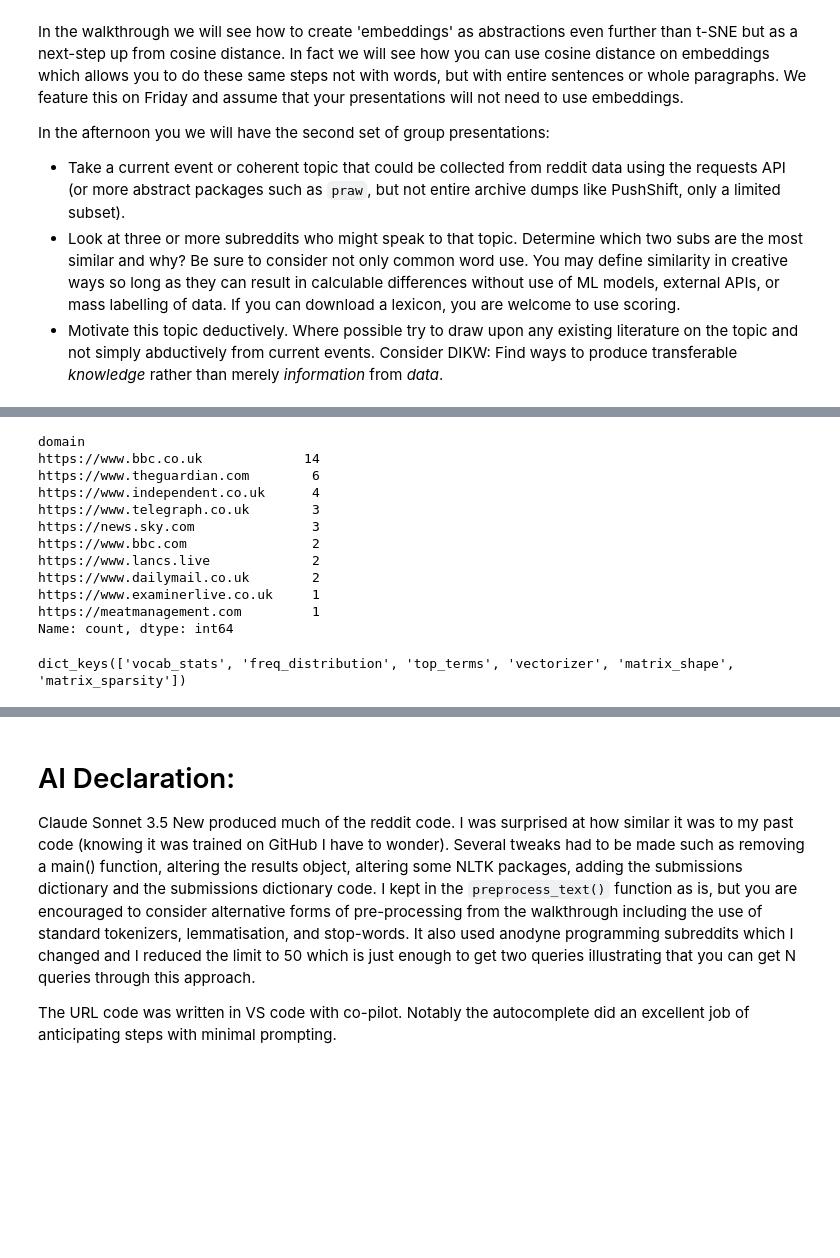
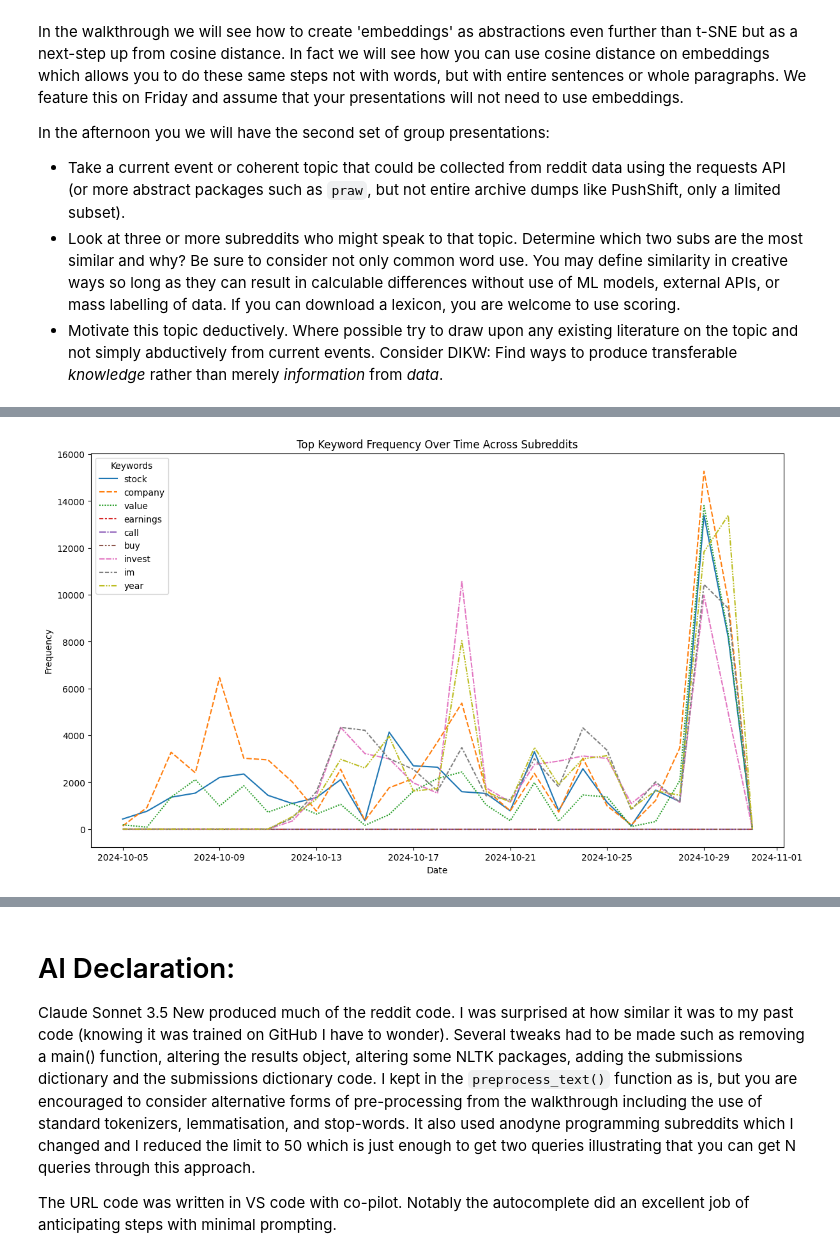
Before and after one commit to yingslim/oii-fsds-textanalysis, a Jupyter notebook: week3day2_lab_text.ipynb, the cells around one changed output, grey strips where cells are left out. Saved outputs shown, nothing was run; the diff lists cells and outputs as text; code cells hidden in the pictures; blank space fills up the shorter version.

```diff
--- a/week3day2_lab_text.ipynb
+++ b/week3day2_lab_text.ipynb
@@ -195,12 +266,12 @@ def analyze_subreddit(posts, max_terms=1000, min_doc_freq=2):
 # %%
 # Example subreddits
-subreddits = ['unitedkingdom', 'ukpolitics', 'uknews']
+subreddits = ['ValueInvesting', 'WallStreetBets', 'investing']
 
 # Analysis parameters
 MAX_TERMS = 1000
 MIN_DOC_FREQ = 2
-LIMIT = 50
-USERNAME = 1/0 # Replace with your Reddit username
+LIMIT = 500
+TOP_N = 10
 
 # Initialize scraper
 scraper = RedditScraper(
@@ -217,11 +288,13 @@ for subreddit in subreddits:
     # Collect posts
     submissions[subreddit] = scraper.get_subreddit_posts(subreddit, limit=LIMIT)
 
+
     # Analyze subreddit
     results[subreddit] = analyze_subreddit(
         submissions[subreddit],
         max_terms=MAX_TERMS,   # Maximum number of terms to keep
-        min_doc_freq=MIN_DOC_FREQ   # Term must appear in at least min_doc_freq documents
+        min_doc_freq=MIN_DOC_FREQ ,  # Term must appear in at least min_doc_freq documents
+        top_n = TOP_N
     )
 
     # Print results for this subreddit
@@ -233,6 +306,6 @@ for subreddit in subreddits:
     print(f"Matrix shape: {results[subreddit]['matrix_shape']}")
     print(f"Matrix sparsity: {results[subreddit]['matrix_sparsity']:.2f}%")
 
-    print("\nTop 5 terms by TF-IDF score:")
+    print(f"\nTop {TOP_N} terms by TF-IDF score:")
     print(results[subreddit]['top_terms'][['term', 'score']].to_string())
 # %% [output]
@@ -255,0 +365,6 @@ Top 5 terms by TF-IDF score:
+# %%
+keywords_dic = {}
+for subreddit in subreddits:
+    print(f'This is the subreddit: {subreddit}')
+    lst = results[subreddit]['top_terms'][['term']][:3].values.tolist()
+    keywords_dic[subreddit] = lst
@@ -256,26 +425,26 @@ Top 5 terms by TF-IDF score:
+# %%
+import matplotlib.pyplot as plt
+import seaborn as sns
+# Convert each series to a DataFrame, fill missing data with 0, and concatenate
+freq_df = pd.concat({k: v[0] for k, v in freq_dict.items()}, axis=1).fillna(0)
+# freq_df = pd.concat([pd.DataFrame(freq).fillna(0) for freq in freq_dict.values()], axis=1)
+freq_df.columns = freq_dict.keys()  # Assign the keyword names as column headers
+
+# Plotting Keyword Frequency Over Time
+plt.figure(figsize=(14, 8))
+sns.lineplot(data=freq_df)
+plt.title("Top Keyword Frequency Over Time Across Subreddits")
+plt.xlabel("Date")
+plt.ylabel("Frequency")
+plt.legend(title='Keywords', loc='upper left')
+plt.show()
+# %% [output]
+[figure, added]
 # %%
 # Data Exploration:
-submissions['unitedkingdom'][0] # Example post from the unitedkingdom subreddit
+def url_exploration(subreddit):
+    url_list = [post['url'] for post in submissions[subreddit]]
+    url_df = pd.DataFrame(url_list, columns=['url'])
+    url_df['domain'] = url_df['url'].str.extract(r'(https?://[^/]+)')
 
-url_list = [post['url'] for post in submissions['unitedkingdom']]
-url_df = pd.DataFrame(url_list, columns=['url'])
-url_df['domain'] = url_df['url'].str.extract(r'(https?://[^/]+)')
-
-url_df['domain'].value_counts().head(10)
+    return url_df['domain'].value_counts().head(10)
-# %% [output]
-domain
-https://www.bbc.co.uk             14
-https://www.theguardian.com        6
-https://www.independent.co.uk      4
-https://www.telegraph.co.uk        3
-https://news.sky.com               3
-https://www.bbc.com                2
-https://www.lancs.live             2
-https://www.dailymail.co.uk        2
-https://www.examinerlive.co.uk     1
-https://meatmanagement.com         1
-Name: count, dtype: int64
-# %%
-results['unitedkingdom'].keys()
-# %% [output]
-dict_keys(['vocab_stats', 'freq_distribution', 'top_terms', 'vectorizer', 'matrix_shape', 'matrix_sparsity'])
```
Also changed, not shown: parts of 17 cells of this notebook, 1 other file.
